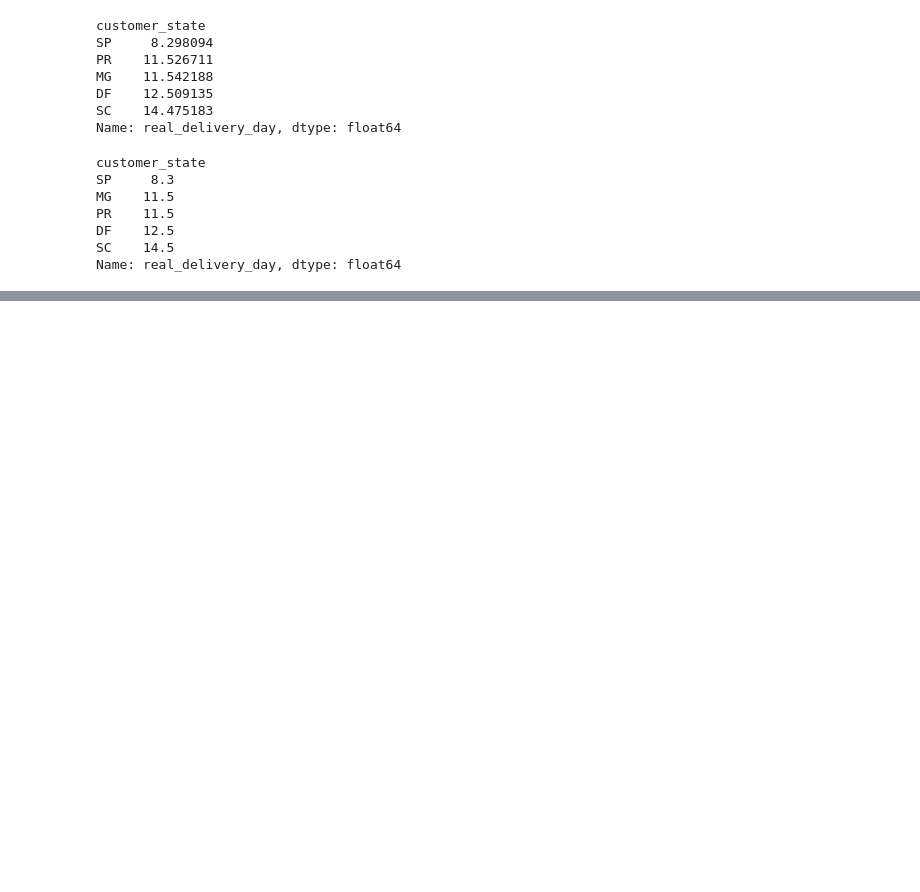
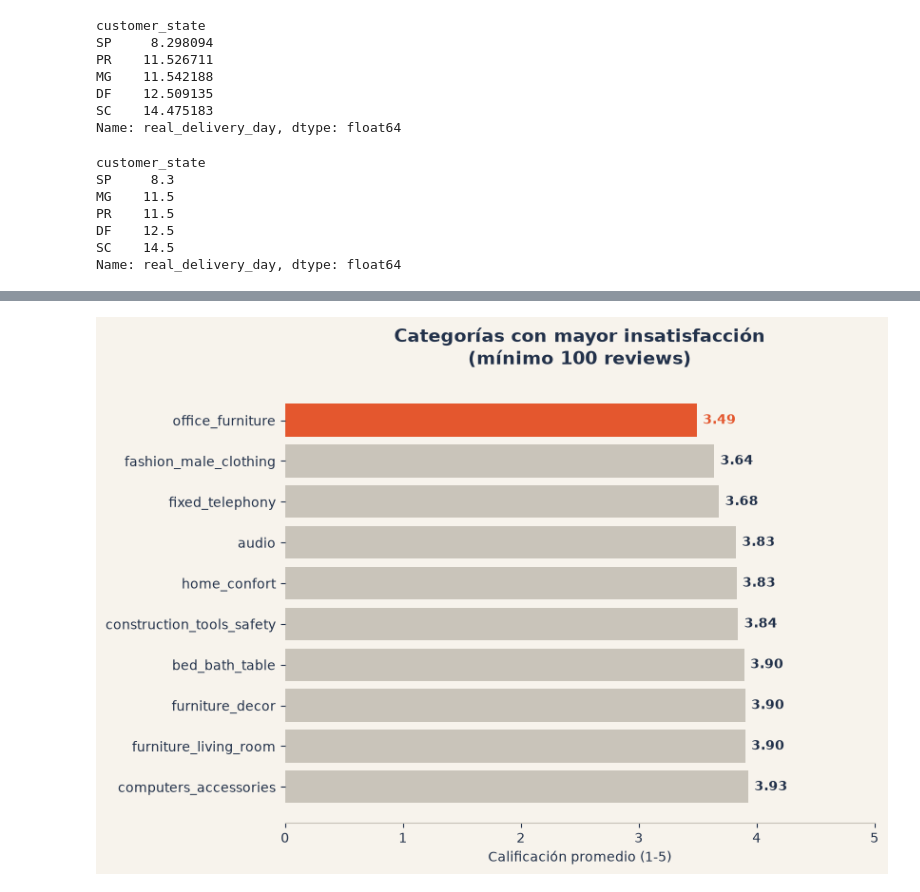
Before and after one commit to amyzambprac/proyecto-brazilian-ecommerce, a Jupyter notebook: Brazilian_proyect_ecommerce.ipynb, the cells around one changed output, grey strips where cells are left out. Saved outputs shown, nothing was run; the diff lists cells and outputs as text; code cells hidden in the pictures; blank space fills up the shorter version.

```diff
--- a/Brazilian_proyect_ecommerce.ipynb
+++ b/Brazilian_proyect_ecommerce.ipynb
@@ -196,0 +395,10 @@ display(dim_customers.head(3))
+# %%
+ax1.set_title('Tiempo de entrega promedio por estado', fontsize=14, fontweight='bold', pad=15)
+ax1.set_xlabel('Días')
+
+for spine in ['top', 'right', 'left']:
+    ax1.spines[spine].set_visible(False)
+
+for i, (estado, valor) in enumerate(promedio_por_estado.items()):
+    if estado in ['SP', 'RR']:
+        ax1.text(valor + 0.3, i, f'{valor:.1f}', va='center', color=ACCENT, fontweight='bold')
@@ -196,0 +430,4 @@ display(dim_customers.head(3))
+# %%
+cate_filtrada = cate_summary[cate_summary['count'] >= 100]
+top_insatisfaccion = cate_filtrada.sort_values('mean').head(10)
+top_insatisfaccion
@@ -196,0 +447,22 @@ display(dim_customers.head(3))
+# %%
+top_insatisfaccion_ordenado = top_insatisfaccion.sort_values('mean', ascending=False)
+
+colores_categoria = [ACCENT if cat == 'office_furniture' else NEUTRAL for cat in top_insatisfaccion_ordenado.index]
+
+fig2, ax2 = plt.subplots(figsize=(8, 6))
+ax2.barh(top_insatisfaccion_ordenado.index, top_insatisfaccion_ordenado['mean'], color=colores_categoria)
+
+ax2.set_title('Categorías con mayor insatisfacción\n(mínimo 100 reviews)', fontsize=14, fontweight='bold', pad=15)
+ax2.set_xlabel('Calificación promedio (1-5)')
+ax2.set_xlim(0, 5)
+ax2.set_facecolor(BG)
+fig2.patch.set_facecolor(BG)
+
+for spine in ['top', 'right', 'left']:
+    ax2.spines[spine].set_visible(False)
+
+for i, valor in enumerate(top_insatisfaccion_ordenado['mean']):
+    color_texto = ACCENT if top_insatisfaccion_ordenado.index[i] == 'office_furniture' else TEXT
+    ax2.text(valor + 0.05, i, f'{valor:.2f}', va='center', color=color_texto, fontweight='bold')
+# %% [output]
+[figure, added]
```
Also changed, not shown: parts of 49 cells of this notebook.
